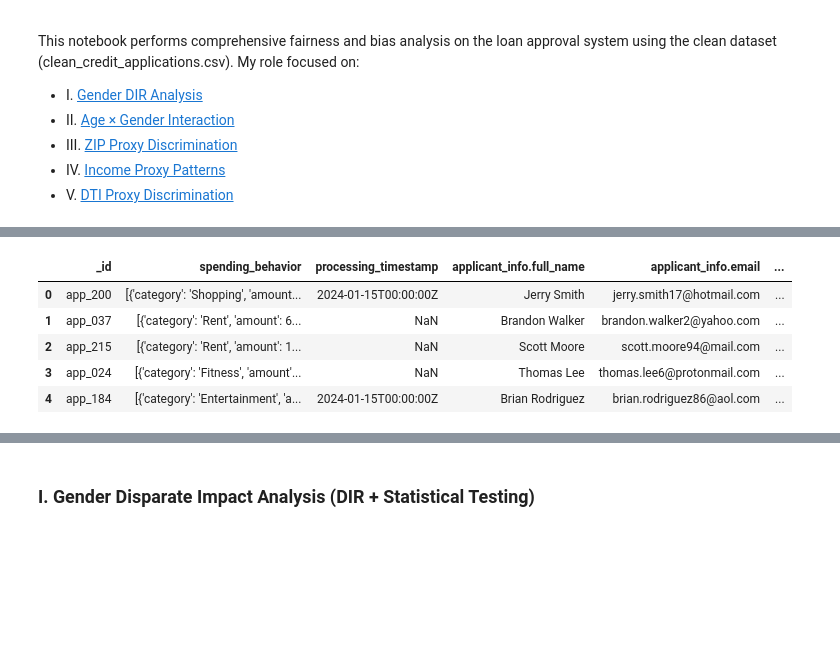
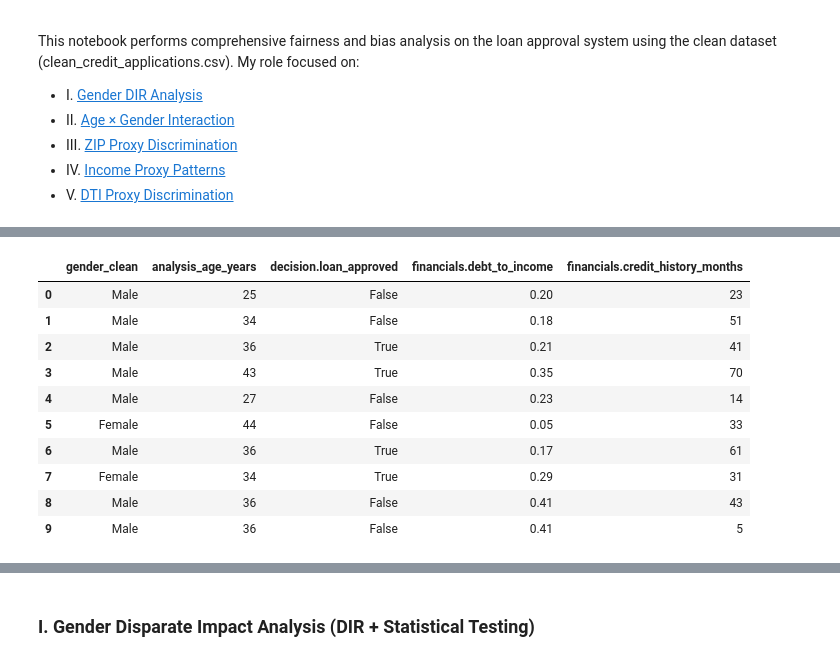
Before and after one commit to korbidietl/dego_gp_txc1, a Jupyter notebook: notebooks/02-bias-analysis.ipynb, the cells around one changed output, grey strips where cells are left out. Saved outputs shown, nothing was run; the diff lists cells and outputs as text; code cells hidden in the pictures; blank space fills up the shorter version.

Commit message:
age bias analysis
age bias analysis - problem solving

```diff
--- a/notebooks/02-bias-analysis.ipynb
+++ b/notebooks/02-bias-analysis.ipynb
@@ -11,24 +11,67 @@ This notebook performs comprehensive fairness and bias analysis on the loan appr
 - V. [DTI Proxy Discrimination](#25-dti-proxy-discrimination)
 # %%
 import pandas as pd
+import numpy as np
+import os
+import json
 from pathlib import Path
+from datetime import datetime
+import warnings
+warnings.filterwarnings('ignore')
 
-DATA_PATH = Path("../data/clean_credit_applications.csv")
+# Load CLEAN CSV
+data_path = os.path.join("..", "data", "clean_credit_applications.csv")
+df = pd.read_csv(data_path)
+print(f"✓ CSV loaded: {df.shape} rows × {df.shape[1]} columns")
 
-if DATA_PATH.exists():
-    df = pd.read_csv(DATA_PATH)
-    print(f"Clean dataset loaded: {df.shape}")
-    print("Columns:", list(df.columns))
-    print("\nPreview:")
-    display(df.head())
+# Load RAW JSON (sensitive attributes: DOB, gender)
+JSON_PATH = Path("../data/raw_credit_applications.json")
+with open(JSON_PATH, 'r') as f:
+    data = json.load(f)
+df_json = pd.json_normalize(data)
+print(f"✓ JSON loaded: {df_json.shape} rows × {df_json.shape[1]} columns")
 
-    if 'applicantinfo.gender' in df.columns:
-        print("Gender column present")
-    if 'decision.loanapproved' in df.columns:
-        print("Target column present")
-    print("Ready for fairness analysis")
+# DOB parser
+def parse_date_of_birth(dob_series):
+    """Convert mixed DOB formats to age in years (18-100 range)."""
+    def parse_single(s):
+        if pd.isna(s): return pd.NaT
+        s = str(s).strip()
+        if '-' in s and len(s.split('-')[0]) == 4:
+            try: return pd.to_datetime(s, format='%Y-%m-%d')
+            except: pass
+        if '/' in s:
+            try: return pd.to_datetime(s, format='%d/%m/%Y')
+            except: pass
+        if len(s) == 8 and s.isdigit():
+            try: return pd.to_datetime(s, format='%m%d%Y')
+            except: pass
+        return pd.NaT
 
-else:
-    print(f"File not found: {DATA_PATH.resolve()}")
-    print("Check VS Code sidebar path")
+    dates = dob_series.apply(parse_single)
+    ref_date = pd.Timestamp('2026-03-05')
+    ages = ((ref_date - dates).dt.days / 365.25).round().astype('Int64')
+    return ages.where((ages >= 18) & (ages <= 100), np.nan)
+
+# Merge analysis columns
+df['gender_clean'] = (df_json['applicant_info.gender']
+                     .astype(str).str.strip().str.upper()
+                     .replace({'MALE': 'Male', 'M': 'Male', 'FEMALE': 'Female', 'F': 'Female'}))
+
+df['analysis_age_years'] = parse_date_of_birth(df_json['applicant_info.date_of_birth'])
+
+# Dataset summary
+print("\n" + "="*60)
+print("DATASET READY FOR FAIRNESS ANALYSIS")
+print("="*60)
+print(f"Shape: {df.shape}")
+print(f"Valid ages: {df['analysis_age_years'].notna().sum()}")
+print(f"Gender categories: {df['gender_clean'].value_counts().to_dict()}")
+print(f"Approval rate: {df['decision.loan_approved'].mean():.1%}")
+
+print("\nFirst 10 rows:")
+display(df[['gender_clean', 'analysis_age_years', 'decision.loan_approved',
+           'financials.debt_to_income', 'financials.credit_history_months']].head(10))
+
+print("\nReady for bias analysis!")
 # %% [output]
@@ -39,6 +90,11 @@ Preview:
-|  | _id | spending_behavior | processing_timestamp | applicant_info.full_name | applicant_info.email | ... |
-| 0 | app_200 | [{'category': 'Shopping', 'amount... | 2024-01-15T00:00:00Z | Jerry Smith | jerry.smith17@hotmail.com | ... |
-| 1 | app_037 | [{'category': 'Rent', 'amount': 6... | NaN | Brandon Walker | brandon.walker2@yahoo.com | ... |
-| 2 | app_215 | [{'category': 'Rent', 'amount': 1... | NaN | Scott Moore | scott.moore94@mail.com | ... |
-| 3 | app_024 | [{'category': 'Fitness', 'amount'... | NaN | Thomas Lee | thomas.lee6@protonmail.com | ... |
-| 4 | app_184 | [{'category': 'Entertainment', 'a... | 2024-01-15T00:00:00Z | Brian Rodriguez | brian.rodriguez86@aol.com | ... |
+|  | gender_clean | analysis_age_years | decision.loan_approved | financials.debt_to_income | financials.credit_history_months |
+| 0 | Male | 25 | False | 0.20 | 23 |
+| 1 | Male | 34 | False | 0.18 | 51 |
+| 2 | Male | 36 | True | 0.21 | 41 |
+| 3 | Male | 43 | True | 0.35 | 70 |
+| 4 | Male | 27 | False | 0.23 | 14 |
+| 5 | Female | 44 | False | 0.05 | 33 |
+| 6 | Male | 36 | True | 0.17 | 61 |
+| 7 | Female | 34 | True | 0.29 | 31 |
+| 8 | Male | 36 | False | 0.41 | 43 |
+| 9 | Male | 36 | False | 0.41 | 5 |
```
Also changed, not shown: parts of 11 cells of this notebook.
